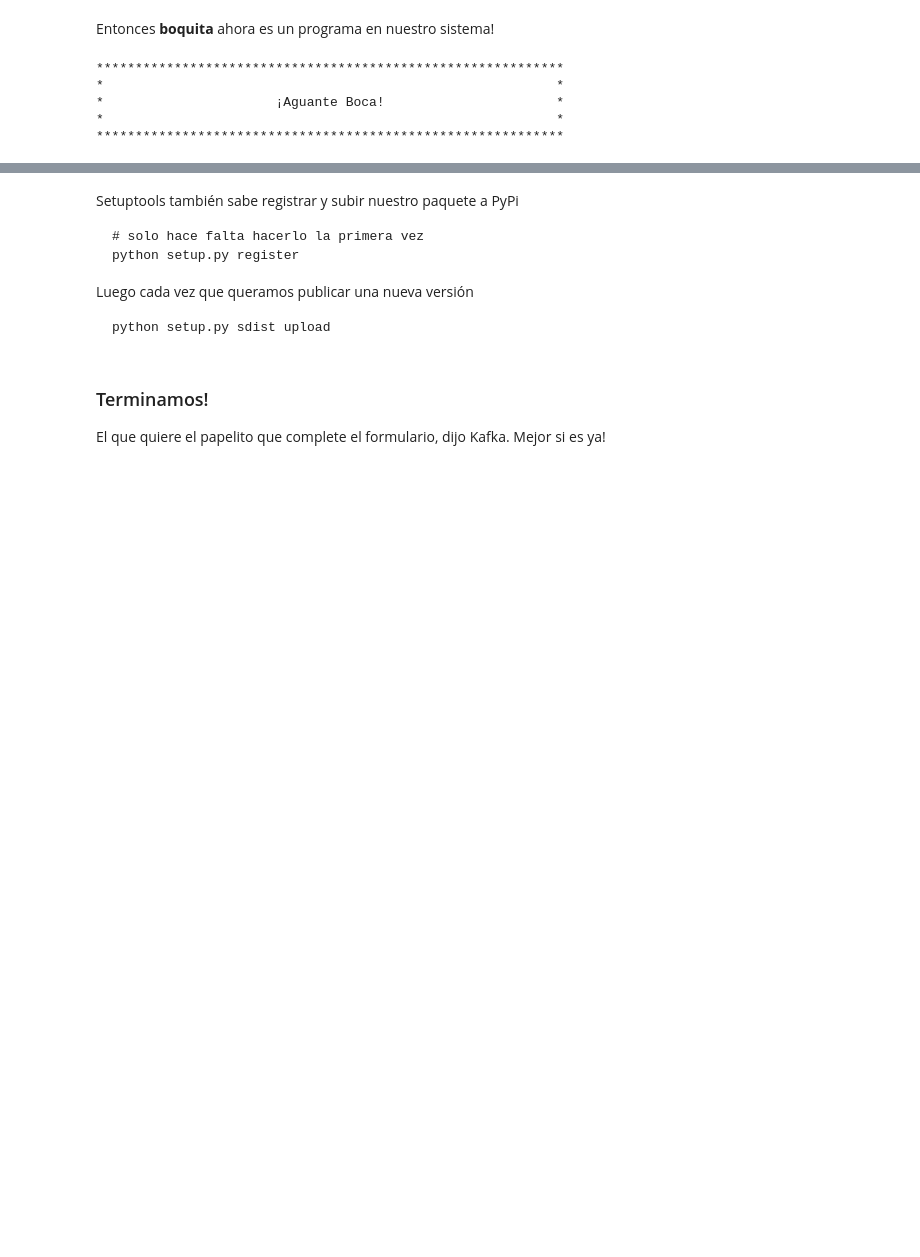
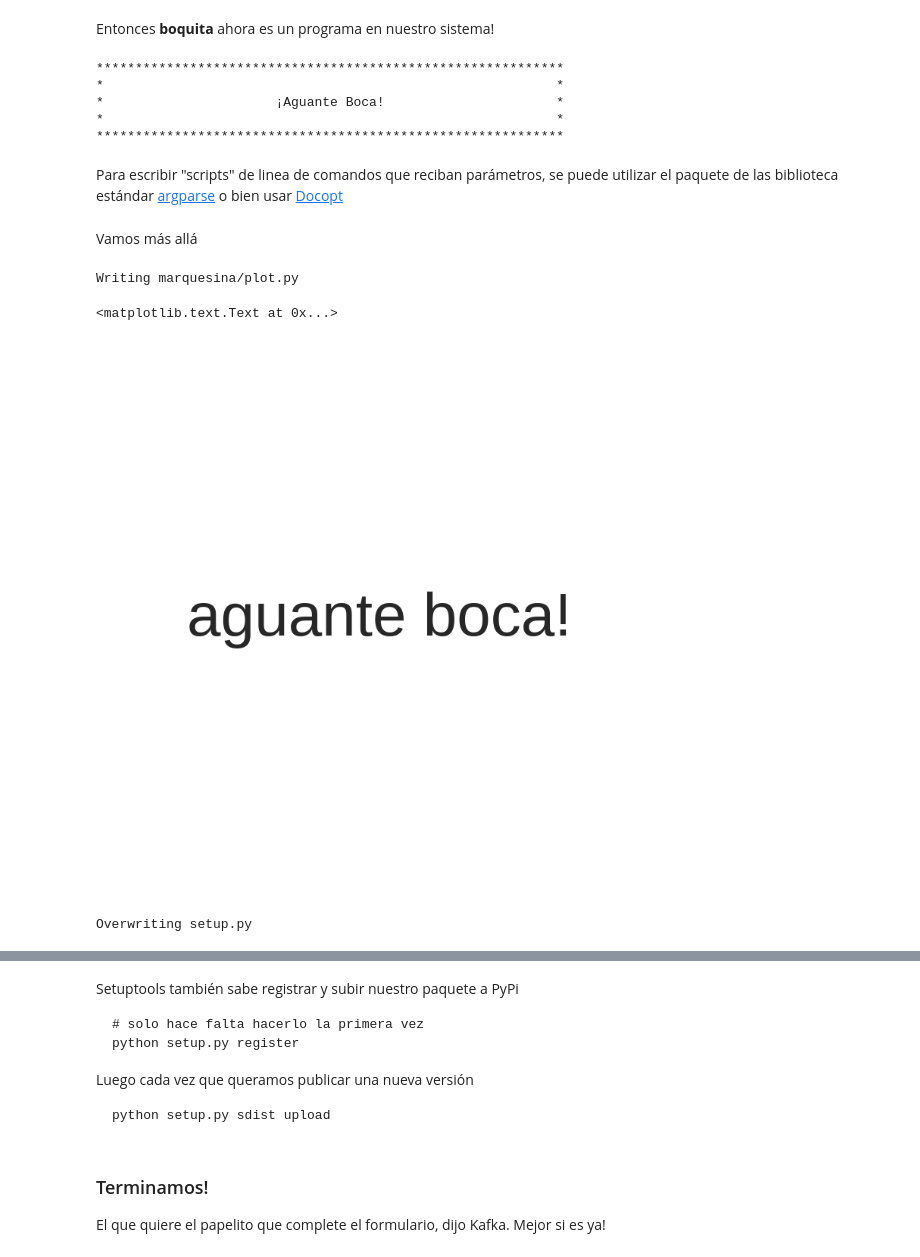
Before and after one commit to mgaitan/curso-python-cientifico, a Jupyter notebook: Clase 8.ipynb, the cells around one changed output, grey strips where cells are left out. Saved outputs shown, nothing was run; the diff lists cells and outputs as text; code cells hidden in the pictures; blank space fills up the shorter version.

```diff
--- a/Clase 8.ipynb
+++ b/Clase 8.ipynb
@@ -847,3 +894,47 @@ Entonces **boquita** ahora es un programa en nuestro sistema!
 *                      ¡Aguante Boca!                      *
 *                                                          *
 ************************************************************
+# %% [markdown]
+Para escribir "scripts" de linea de comandos que reciban parámetros, se puede utilizar el paquete de las biblioteca estándar [argparse](https://docs.python.org/3.4/library/argparse.html) o bien usar [Docopt](http://docopt.org)
+# %% [markdown]
+Vamos más allá
+# %%
+%%writefile marquesina/plot.py
+
+import matplotlib.pyplot as plt
+
+def marquesina_plt(text, x=5, y=2, text_size=80):
+    """
+    return create a matplotlib's Text instance of `text`
+    """
+    coef =  x/max(len(text), 6)
+    plt.figure(figsize=(x/coef, y/coef))
+    plt.tick_params(bottom=False, left=False, right=False, top=False, labelleft=False, labelbottom=False)
+    return plt.text(0.5, 0.5, text, size=text_size, ha="center", va="center")
+# %% [output]
+Writing marquesina/plot.py
+# %%
+
+marquesina_plt('aguante boca!', x=2)
+# %% [output]
+<matplotlib.text.Text at 0x...>
+[figure, added]
+# %%
+%%writefile setup.py
+from setuptools import setup, find_packages
+
+setup(
+    name='marquesina',
+    version = '0.3',
+    description='Marquesina, decorate your text',
+    author='Martín Gaitán',
+    author_email='curso@',
+    packages = find_packages(),    # ['marquesina']
+    install_requires=['matplotlib'],
+    entry_points = {
+        'console_scripts': [           # esto crear un script 'boquita'  que ejecuta marquesina.boca()
+            'boquita = marquesina:boca',
+        ]}
+)
+# %% [output]
+Overwriting setup.py
```
Also changed, not shown: parts of 45 cells of this notebook.
